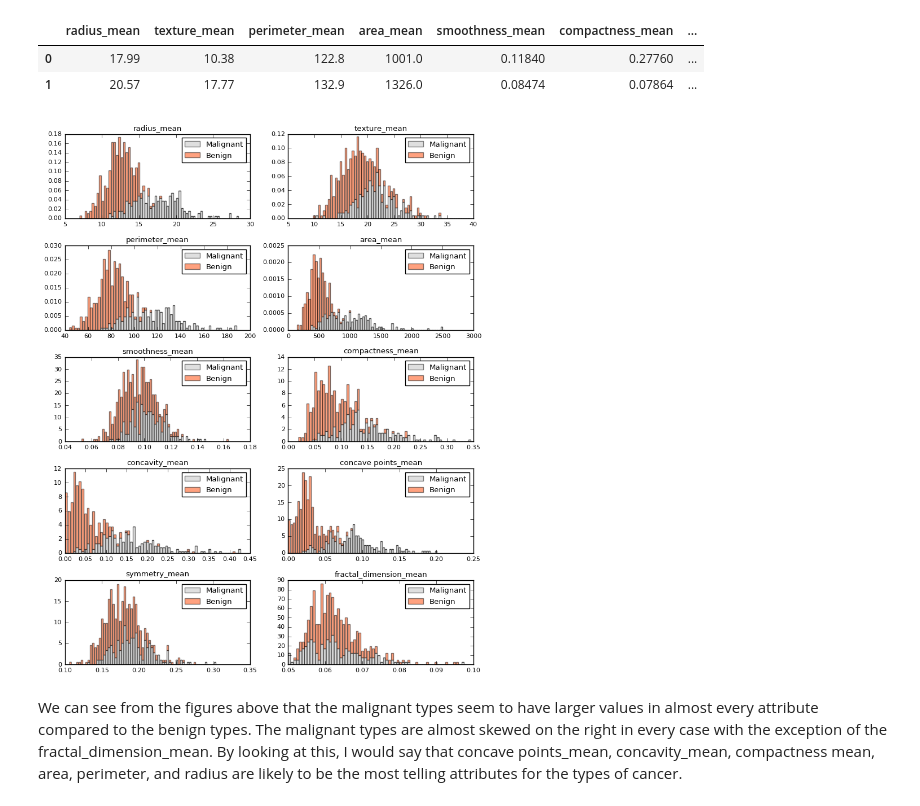
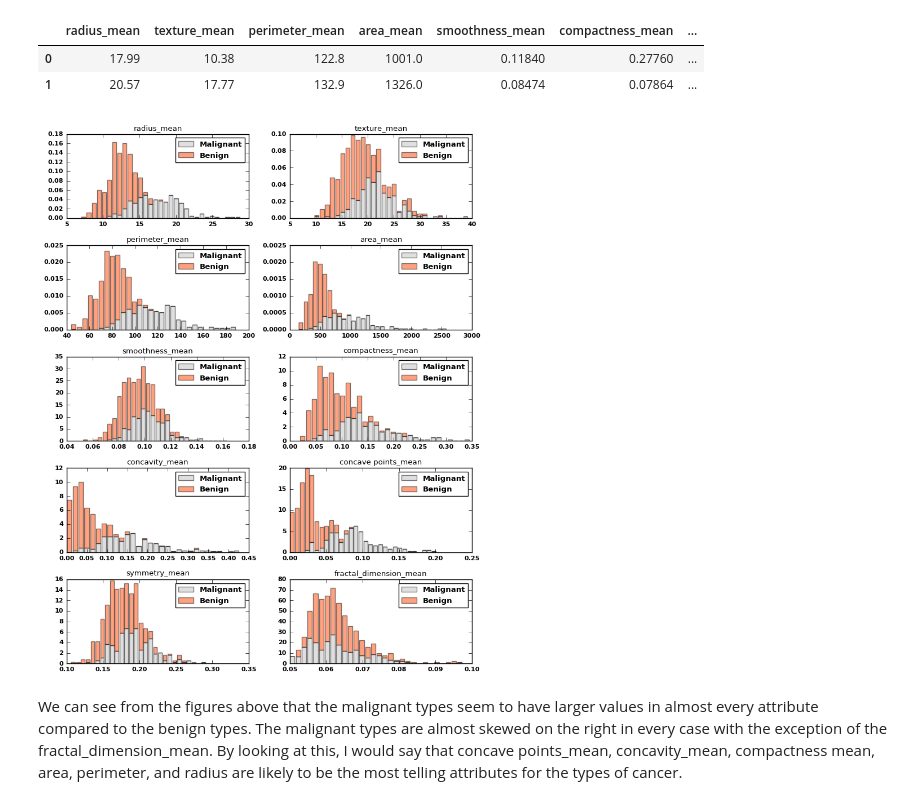
Before and after one commit to bora-pajo/breast-cancer-prediction, a Jupyter notebook: breast_cancer.ipynb, the cells around one changed output. Drawn from its saved outputs; the diff is of its cells as text; code cells hidden in the pictures.

```diff
--- a/breast_cancer.ipynb
+++ b/breast_cancer.ipynb
@@ -206,18 +206,18 @@ malignant[features].head(2)
 | 0 | 17.99 | 10.38 | 122.8 | 1001.0 | 0.11840 | 0.27760 | ... |
 | 1 | 20.57 | 17.77 | 132.9 | 1326.0 | 0.08474 | 0.07864 | ... |
 # %%
-plt.rcParams.update({'font.size': 8})
+plt.rcParams.update({'font.size': 8, 'font.weight':'bold', 'font.family':'italics'})
 fig, axes = plt.subplots(nrows=5, ncols=2, figsize=(8,10))
 axes = axes.ravel()
 for x,y in enumerate(axes):
     y.figure
-    binwidth= (max(data[features[x]]) - min(data[features[x]]))/65
+    binwidth= (max(data[features[x]]) - min(data[features[x]]))/30
     y.hist([malignant[features[x]],benign[features[x]]], bins=np.arange(min(data[features[x]]), max(data[features[x]]) + binwidth, binwidth) , alpha=0.5,stacked=True, normed = True, label=['Malignant','Benign'],color=['silver','orangered'])
     y.legend(loc='upper right')
     y.set_title(features[x])
 plt.tight_layout()
 plt.show()
 # %% [output]
-[figure, old version]
+[figure, new version]
 # %% [markdown]
 We can see from the figures above that the malignant types seem to have larger values in almost every attribute compared to the benign types. The malignant types are almost skewed on the right in every case with the exception of the fractal_dimension_mean.  By looking at this, I would say that concave points_mean, concavity_mean, compactness mean, area, perimeter, and radius are likely to be the most telling attributes for the types of cancer.
```
Also changed, not shown: parts of 4 cells of this notebook.
